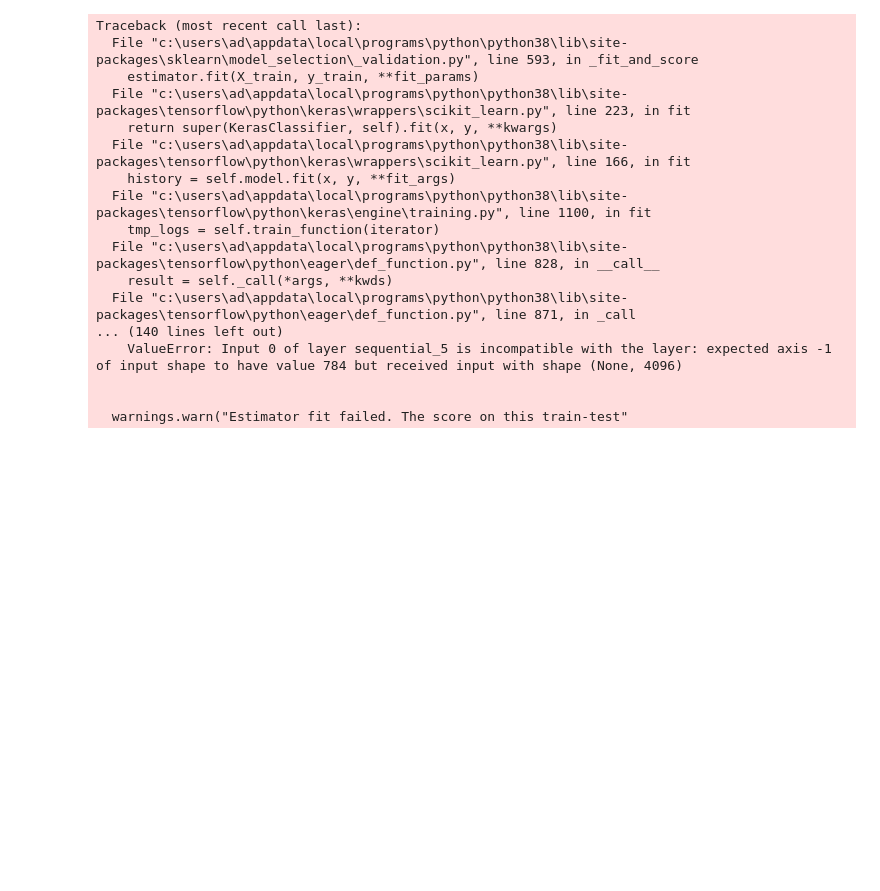
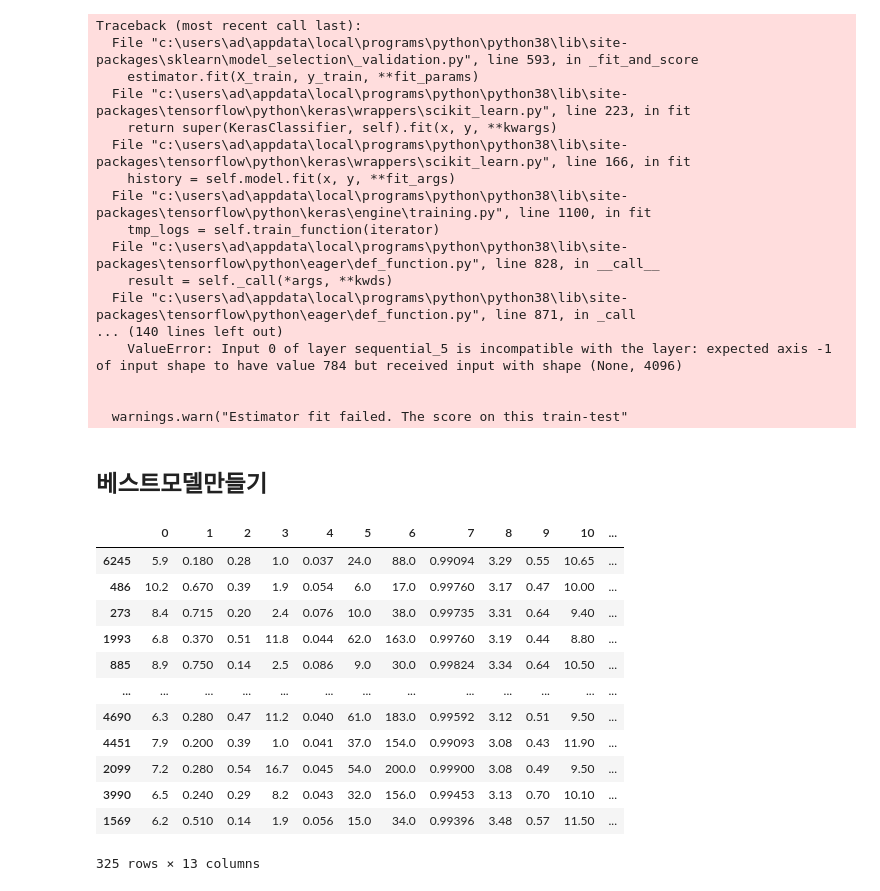
Before and after one commit to minjung7961/deep_start, a Jupyter notebook: Untitled.ipynb, the cells around one changed output. Drawn from its saved outputs; the diff is of its cells as text; code cells hidden in the pictures; blank space fills up the shorter version.

Commit message:
'wine_practice'

```diff
--- a/Untitled.ipynb
+++ b/Untitled.ipynb
@@ -1403,3 +1603,35 @@ Traceback (most recent call last):
 
 
   warnings.warn("Estimator fit failed. The score on this train-test"
+# %% [markdown]
+## 베스트모델만들기
+# %%
+from tensorflow.keras.models import Sequential
+from tensorflow.keras.layers import Dense
+
+import pandas as pd
+import numpy as np
+import os
+import matplotlib.pyplot as plt
+import tensorflow as tf
+
+np.random.seed(3)
+tf.random.set_seed(3)
+
+df_pre = pd.read_csv('./data/wine.csv', header = None)
+df = df_pre.sample(frac=0.05)
+df
+# %% [output]
+|  | 0 | 1 | 2 | 3 | 4 | 5 | 6 | 7 | 8 | 9 | 10 | ... |
+| 6245 | 5.9 | 0.180 | 0.28 | 1.0 | 0.037 | 24.0 | 88.0 | 0.99094 | 3.29 | 0.55 | 10.65 | ... |
+| 486 | 10.2 | 0.670 | 0.39 | 1.9 | 0.054 | 6.0 | 17.0 | 0.99760 | 3.17 | 0.47 | 10.00 | ... |
+| 273 | 8.4 | 0.715 | 0.20 | 2.4 | 0.076 | 10.0 | 38.0 | 0.99735 | 3.31 | 0.64 | 9.40 | ... |
+| 1993 | 6.8 | 0.370 | 0.51 | 11.8 | 0.044 | 62.0 | 163.0 | 0.99760 | 3.19 | 0.44 | 8.80 | ... |
+| 885 | 8.9 | 0.750 | 0.14 | 2.5 | 0.086 | 9.0 | 30.0 | 0.99824 | 3.34 | 0.64 | 10.50 | ... |
+| ... | ... | ... | ... | ... | ... | ... | ... | ... | ... | ... | ... | ... |
+| 4690 | 6.3 | 0.280 | 0.47 | 11.2 | 0.040 | 61.0 | 183.0 | 0.99592 | 3.12 | 0.51 | 9.50 | ... |
+| 4451 | 7.9 | 0.200 | 0.39 | 1.0 | 0.041 | 37.0 | 154.0 | 0.99093 | 3.08 | 0.43 | 11.90 | ... |
+| 2099 | 7.2 | 0.280 | 0.54 | 16.7 | 0.045 | 54.0 | 200.0 | 0.99900 | 3.08 | 0.49 | 9.50 | ... |
+| 3990 | 6.5 | 0.240 | 0.29 | 8.2 | 0.043 | 32.0 | 156.0 | 0.99453 | 3.13 | 0.70 | 10.10 | ... |
+| 1569 | 6.2 | 0.510 | 0.14 | 1.9 | 0.056 | 15.0 | 34.0 | 0.99396 | 3.48 | 0.57 | 11.50 | ... |
+325 rows × 13 columns
```
Also changed, not shown: parts of 62 cells of this notebook, 20 other files.
